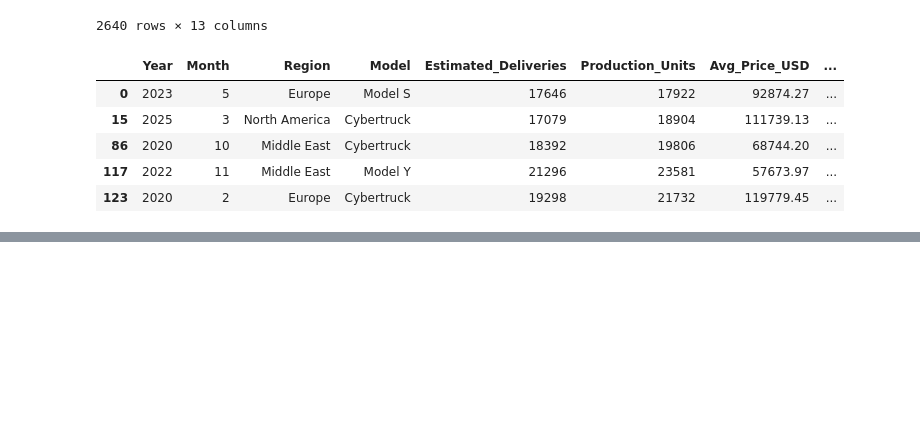
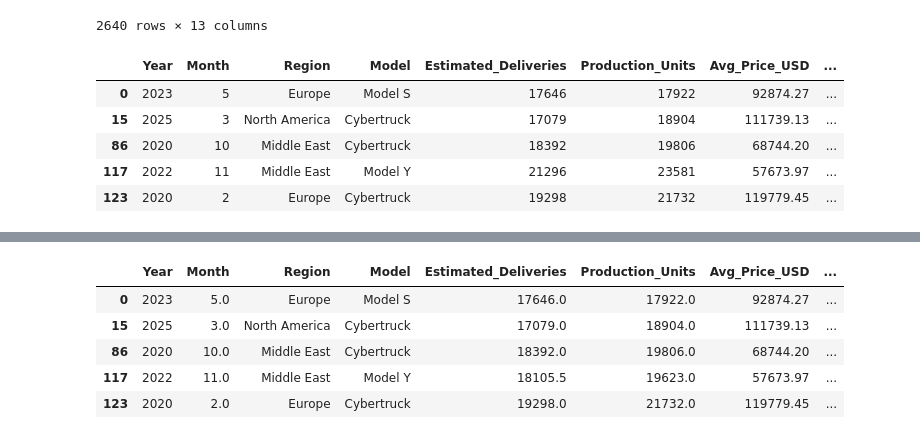
Before and after one commit to iagonmic/timeseries-econometrics-labs, a Jupyter notebook: questions/02_outliers_treatment.ipynb, the cells around one changed output, grey strips where cells are left out. Cells and saved outputs as stored; diff of their text form; code cells hidden in the pictures; blank space fills up the shorter version.

```diff
--- a/questions/02_outliers_treatment.ipynb
+++ b/questions/02_outliers_treatment.ipynb
@@ -86,0 +121,18 @@ df.query('Outlier_Status != "Normal"').head(5)
+# %%
+for col in bounds.index:
+    lower = bounds.loc[col, "lower_bound"]
+    upper = bounds.loc[col, "upper_bound"]
+    median = df[col].median()
+
+    # substitui outliers inferiores/superiores pela mediana
+    outliers.loc[outliers[col] < lower, col] = median
+    outliers.loc[outliers[col] > upper, col] = median
+# %%
+outliers.head(5)
+# %% [output]
+|  | Year | Month | Region | Model | Estimated_Deliveries | Production_Units | Avg_Price_USD | ... |
+| 0 | 2023 | 5.0 | Europe | Model S | 17646.0 | 17922.0 | 92874.27 | ... |
+| 15 | 2025 | 3.0 | North America | Cybertruck | 17079.0 | 18904.0 | 111739.13 | ... |
+| 86 | 2020 | 10.0 | Middle East | Cybertruck | 18392.0 | 19806.0 | 68744.20 | ... |
+| 117 | 2022 | 11.0 | Middle East | Model Y | 18105.5 | 19623.0 | 57673.97 | ... |
+| 123 | 2020 | 2.0 | Europe | Cybertruck | 19298.0 | 21732.0 | 119779.45 | ... |
```
Also changed, not shown: parts of 3 cells of this notebook.
